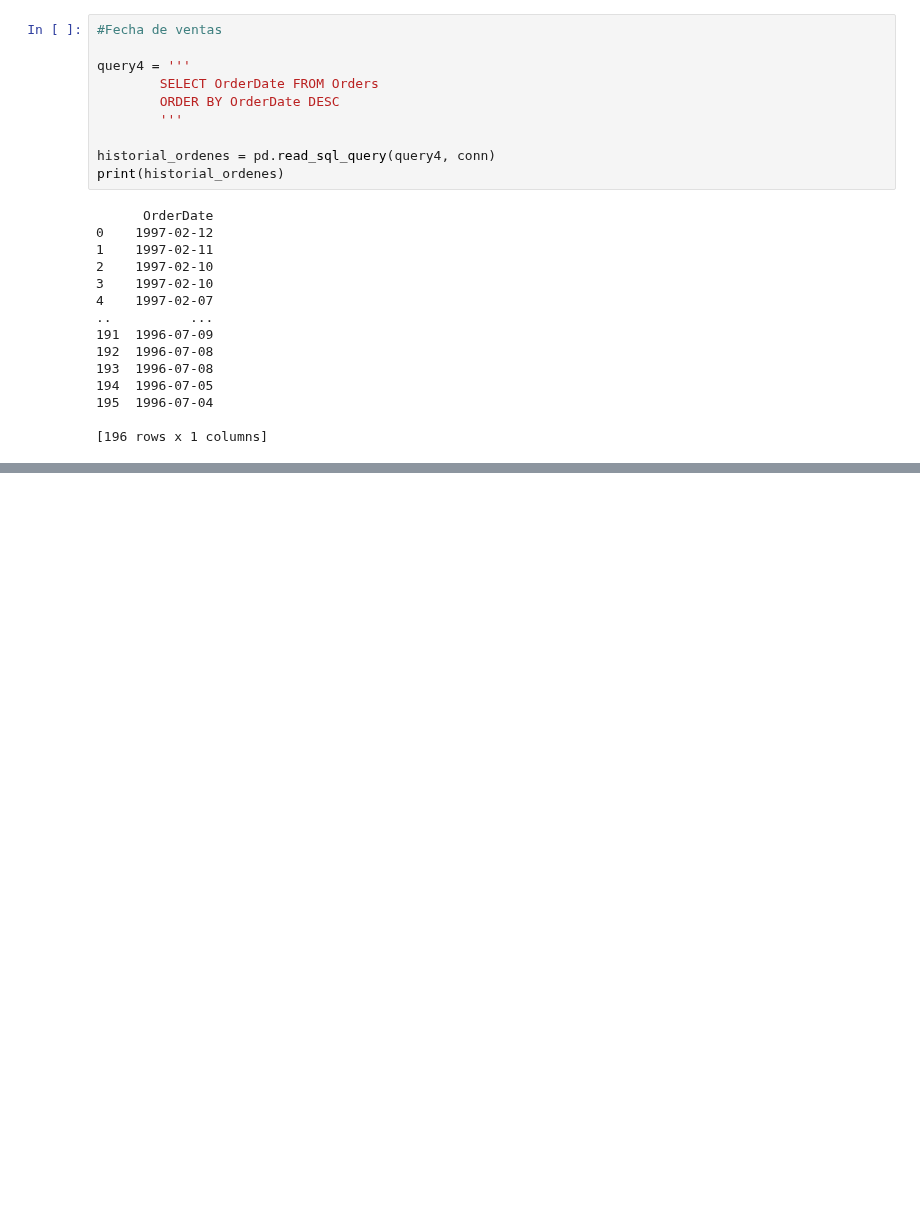
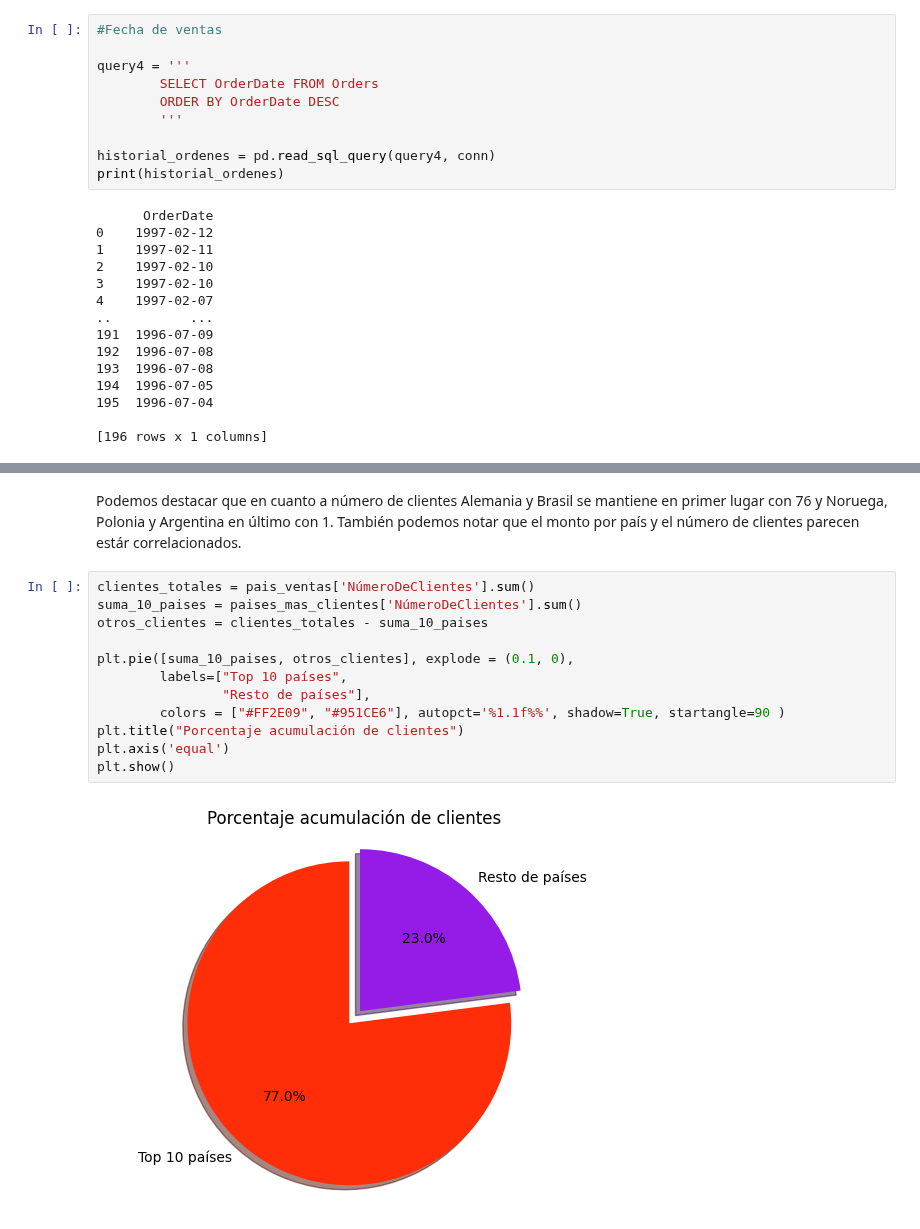
Before and after one commit to arieldatascientist/Northwind_end-to-end-ventas-forecasting-and-segmentation, a Jupyter notebook: notebooks/EDA_Northwind.ipynb, the cells around one changed output, grey strips where cells are left out. Drawn from its saved outputs; the diff is of its cells as text; blank space fills up the shorter version.

```diff
--- a/notebooks/EDA_Northwind.ipynb
+++ b/notebooks/EDA_Northwind.ipynb
@@ -417,0 +473,16 @@ Como podemos ver en la tabla, las ventas tienen no más de 7 meses de antigüeda
+# %% [markdown]
+Podemos destacar que en cuanto a número de clientes Alemania y Brasil se mantiene en primer lugar con 76 y Noruega, Polonia y Argentina en último con 1. También podemos notar que el monto por país y el número de clientes parecen estár correlacionados.
+# %%
+clientes_totales = pais_ventas['NúmeroDeClientes'].sum()
+suma_10_paises = paises_mas_clientes['NúmeroDeClientes'].sum()
+otros_clientes = clientes_totales - suma_10_paises
+
+plt.pie([suma_10_paises, otros_clientes], explode = (0.1, 0),
+        labels=["Top 10 países",
+                "Resto de países"],
+        colors = ["#FF2E09", "#951CE6"], autopct='%1.1f%%', shadow=True, startangle=90 )
+plt.title("Porcentaje acumulación de clientes")
+plt.axis('equal')
+plt.show()
+# %% [output]
+[figure, added]
```
Also changed, not shown: parts of 15 cells of this notebook.
